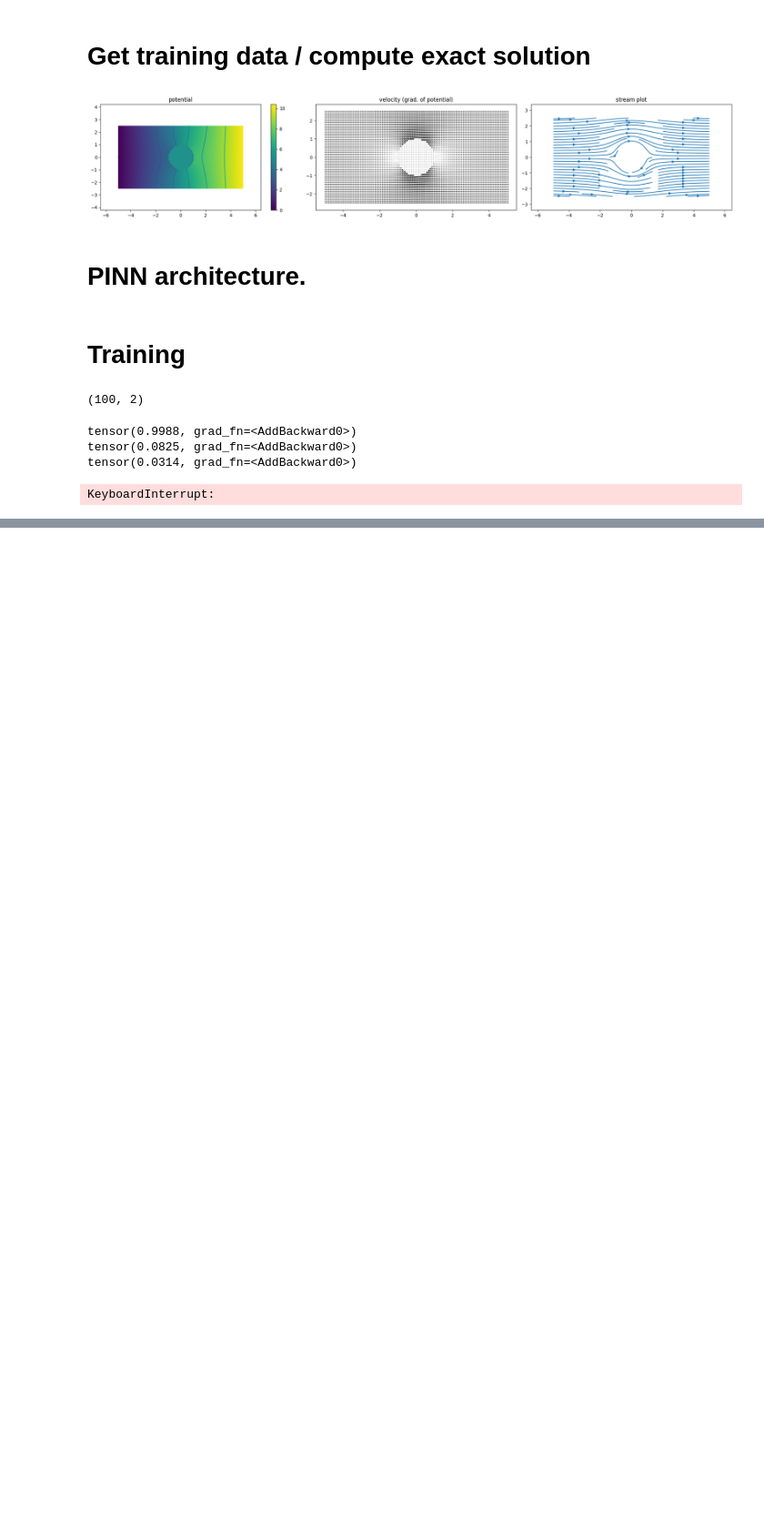
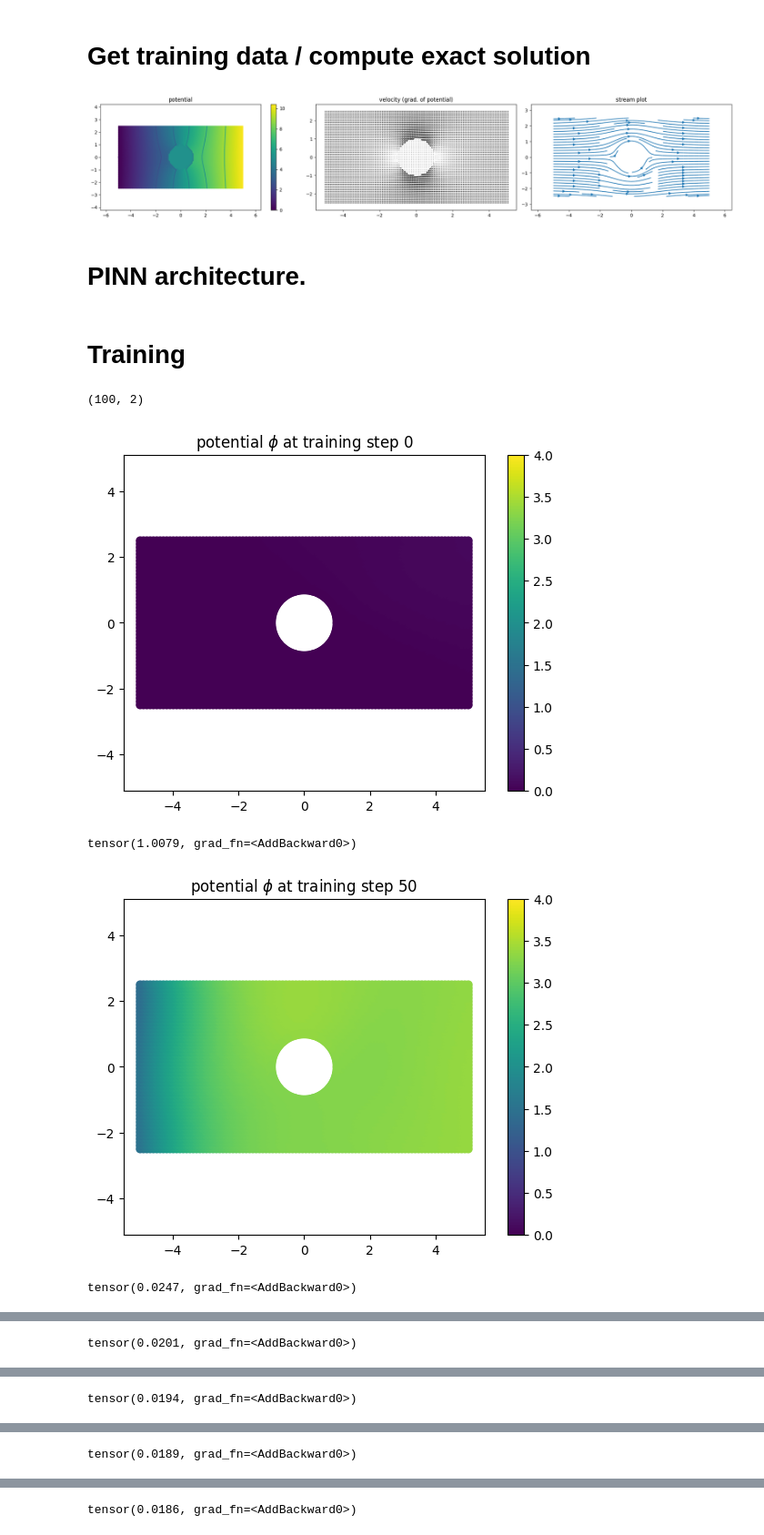
Before and after one commit to ahallback/DTU-PINN-project, a Jupyter notebook: 2D_Potential_Flow_Cylinder ahal.ipynb, the cells around one changed output, grey strips where cells are left out. Shown at 91% size. Cells and saved outputs as stored; diff of their text form; code cells hidden in the pictures; blank space fills up the shorter version.

Commit message:
visualize pinn prediction, looks correct

```diff
--- a/2D_Potential_Flow_Cylinder ahal.ipynb
+++ b/2D_Potential_Flow_Cylinder ahal.ipynb
@@ -119,18 +119,17 @@ class FullyConnected(nn.Module):
       nn.Tanh(),
       nn.Linear(n_hidden, n_hidden),
       nn.Tanh(),
+      nn.Linear(n_hidden, n_hidden),
+      nn.Tanh(),
     )
 
     self.output = nn.Sequential(
-    nn.Linear(n_hidden, n_hidden),
-    nn.Tanh(),
     nn.Linear(n_hidden, n_outputs),
     )
 
   def forward(self, x):
     x = self.input(x)
     x = self.hidden(x)
-    x = self.hidden(x)
     x = self.output(x)
     return x
 # %% [markdown]
@@ -167,12 +166,12 @@ normals_tensor = torch.tensor(-cylinder_normals, dtype=torch.float32)
 torch.manual_seed(123)
 
 # Define the architecture.
-pinn = FullyConnected(2, 264, 1)
+pinn = FullyConnected(2, 64, 1)
 
 # Set optimizer
 optimizer = torch.optim.Adam(pinn.parameters(), lr=1e-3)
 
-nr_steps = 100
+nr_steps = 2001
 
 inlet_velocity_x = 1.0
 inlet_velocity_y = 0.0
@@ -196,35 +195,44 @@ for i in range(nr_steps):
     left_wall_dy = grad_f[left_wall_indices, 1]
     left_wall_loss = torch.mean(left_wall_dy**2) # Normal direction is (0, 1).
 
     right_wall_dy = grad_f[right_wall_indices, 1]
     right_wall_flux = -right_wall_dy # Normal direction is (0,-1).
     right_wall_loss = torch.mean(right_wall_flux**2)
 
     # Cylinder boundary constraint.
     cylinder_dx = grad_f[-cylinder_boundary_xs.shape[0]:, 0]
     cylinder_dy = grad_f[-cylinder_boundary_xs.shape[0]:, 1]
 
     cylinder_flux = cylinder_dx * normals_tensor[:, 0] + cylinder_dy * normals_tensor[:, 1]
 
     cylinder_flux_loss = torch.mean(cylinder_flux**2)
 
     # Compute second order derivative.
     nabla_f = torch.autograd.grad(grad_f, physics_xys, grad_outputs=torch.ones_like(grad_f), create_graph=True)[0]
 
     # PDE constraint. Laplace.
     residual = torch.sum(nabla_f, 1)
     pde_loss = torch.mean(residual ** 2)
 
     loss = inlet_velocity_loss + right_wall_loss + left_wall_loss + cylinder_flux_loss + pde_loss
 
     loss.backward()
 
     optimizer.step()
 
-    if i % 20 == 0:
+    if i % 50 == 0:
+        phi = pinn(physics_xys).detach()
+        xys = physics_xys.detach().numpy()
+
+        fig, ax = plt.subplots()
+        m = ax.scatter(xys[:, 0], xys[:, 1], c=phi, vmin=0, vmax=4)
+        cbar = plt.colorbar(m, ax=ax)
+        ax.axis('equal')
+        ax.set_title(f"potential $\phi$ at training step {i}")
+        plt.show()
         print(loss)
 # %% [output]
+[figure, added]
-tensor(0.9988, grad_fn=<AddBackward0>)
-tensor(0.0825, grad_fn=<AddBackward0>)
-tensor(0.0314, grad_fn=<AddBackward0>)
+tensor(1.0079, grad_fn=<AddBackward0>)
+[figure, added]
-KeyboardInterrupt:
+tensor(0.0247, grad_fn=<AddBackward0>)
@@ -230,0 +240 @@ KeyboardInterrupt:
+tensor(0.0201, grad_fn=<AddBackward0>)
@@ -230,0 +242 @@ KeyboardInterrupt:
+tensor(0.0194, grad_fn=<AddBackward0>)
@@ -230,0 +244 @@ KeyboardInterrupt:
+tensor(0.0189, grad_fn=<AddBackward0>)
@@ -230,0 +246 @@ KeyboardInterrupt:
+tensor(0.0186, grad_fn=<AddBackward0>)
```
Also changed, not shown: parts of 1 cell of this notebook.
